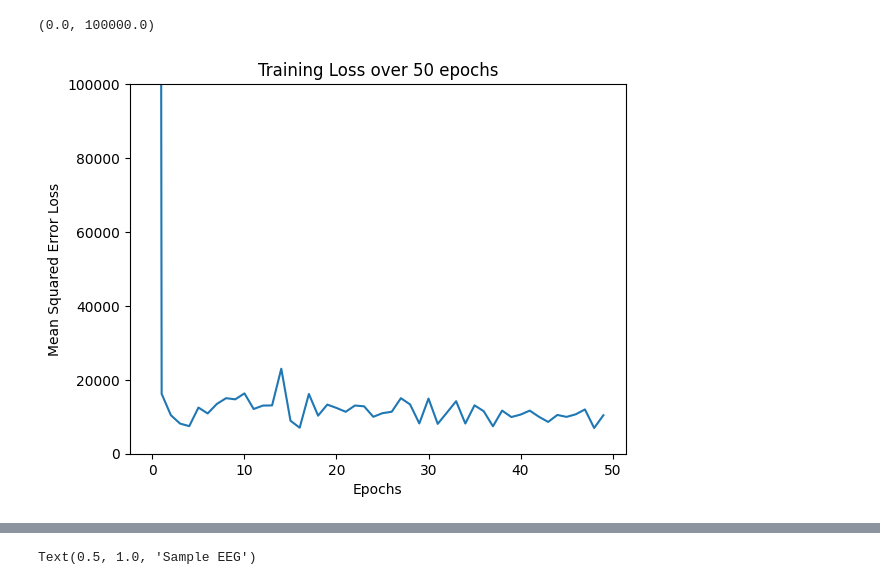
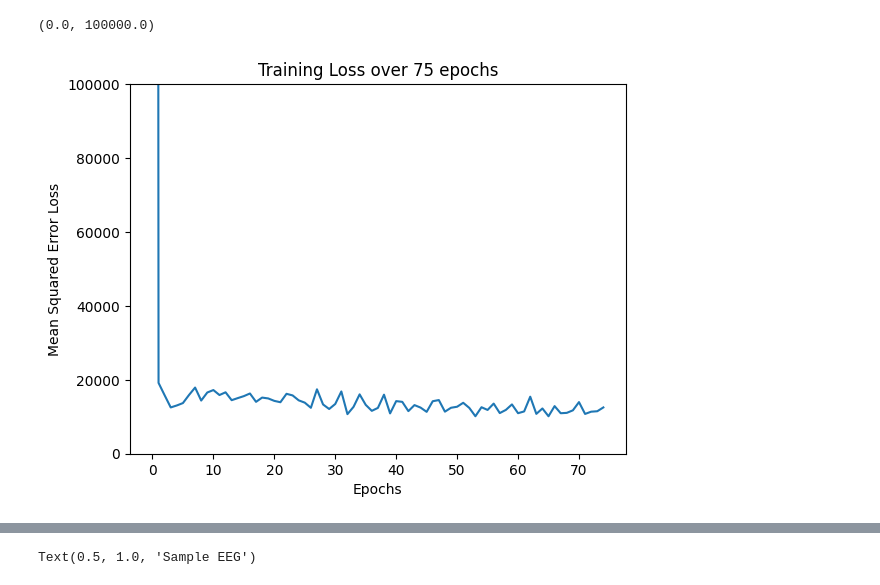
Before and after one commit to Ryan-JW-Kim/BrainVis, a Jupyter notebook: eeg_autoencoder.ipynb, the cells around one changed output, grey strips where cells are left out. Drawn from its saved outputs; the diff is of its cells as text; code cells hidden in the pictures.

```diff
--- a/eeg_autoencoder.ipynb
+++ b/eeg_autoencoder.ipynb
@@ -73,7 +42,7 @@ class EEG_DataSet(Dataset):
 
         if self.transform: eeg_tensor = self.transform(eeg_tensor)
         if self.target_transform: eeg_tensor = self.target_transform(eeg_tensor)
-        return eeg_tensor, eeg_tensor
+        return eeg_npArray, eeg_tensor
 
 train_dataset = EEG_DataSet("..\Training Data\BrainVis_Preprocessing\eegs\\train",)
 test_dataset = EEG_DataSet("..\Training Data\BrainVis_Preprocessing\eegs\\test",)
@@ -167,2 +51,16 @@ ValueError: optimizer got an empty parameter list
+# %%
+path = "..\Training Data\BrainVis_Preprocessing\eegs\\test"
+
+def split(batch, num_splits):
+    return np.array(np.split(batch, num_splits, axis=2))
+
+def rejoin(batch_splits, original_shape):
+    return batch_splits.reshape(original_shape)
+
+def create_mask(splits, p):
+    return np.random.choice([True, False], (splits.shape), [p, p-1])
+
+def apply_mask(splits, mask):
+    return np.where(mask, splits, 0)
 # %%
 class Autoencoder(nn.Module):
@@ -238,0 +248,3 @@ Epoch [46/50], Loss: 2168.6926
+# %%
+model, training_loss, test_loss = train(num_splits=10, split_prob=0.1, learning_rate=0.001, num_epochs=75)
+print(f"Test loss: {np.mean(test_loss)}")
@@ -239,9 +270,9 @@ Epoch [46/50], Loss: 2168.6926
 # %%
-plt.plot(losses)
+plt.plot(training_loss)
 plt.ylabel("Mean Squared Error Loss")
 plt.xlabel("Epochs")
-plt.title(f"Training Loss over {num_epochs} epochs")
+plt.title(f"Training Loss over {75} epochs")
 plt.ylim(0,100000)
 # %% [output]
 (0.0, 100000.0)
-[figure, old version]
+[figure, new version]
```
Also changed, not shown: parts of 13 cells of this notebook, 3 other files.
